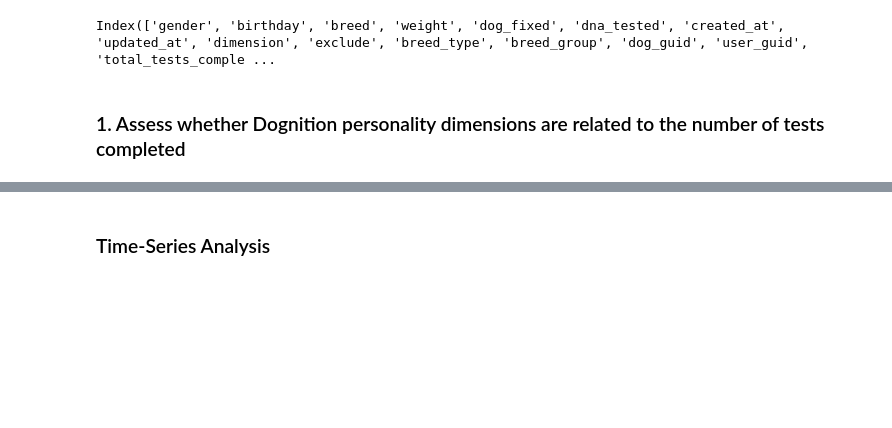
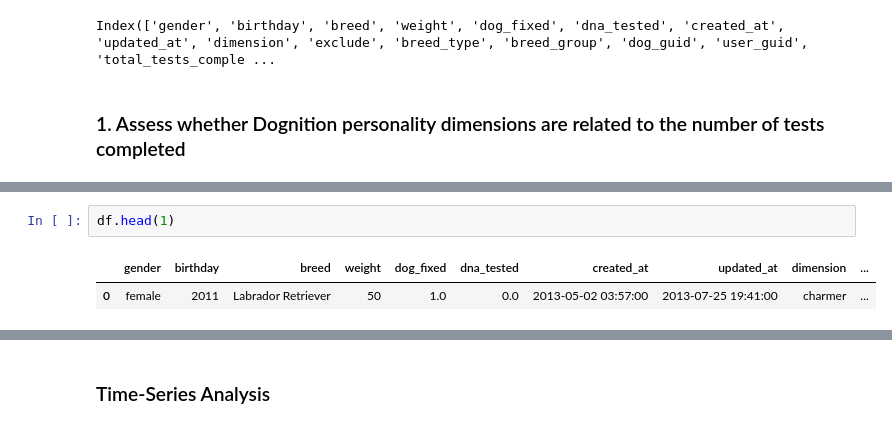
Before and after one commit to dennislamcv1/DukeExcelMySQL, a Jupyter notebook: Managing Big Data with MySQL/Dognition Analysis.ipynb, the cells around one changed output, grey strips where cells are left out. Drawn from its saved outputs; the diff is of its cells as text; blank space fills up the shorter version.

```diff
--- a/Managing Big Data with MySQL/Dognition Analysis.ipynb
+++ b/Managing Big Data with MySQL/Dognition Analysis.ipynb
@@ -327,0 +235,5 @@ sns.relplot(x="age", y="eval", hue="gender",
+# %%
+df.head(1)
+# %% [output]
+|  | gender | birthday | breed | weight | dog_fixed | dna_tested | created_at | updated_at | dimension | ... |
+| 0 | female | 2011 | Labrador Retriever | 50 | 1.0 | 0.0 | 2013-05-02 03:57:00 | 2013-07-25 19:41:00 | charmer | ... |
```
Also changed, not shown: parts of 47 cells of this notebook, 3 other files.
